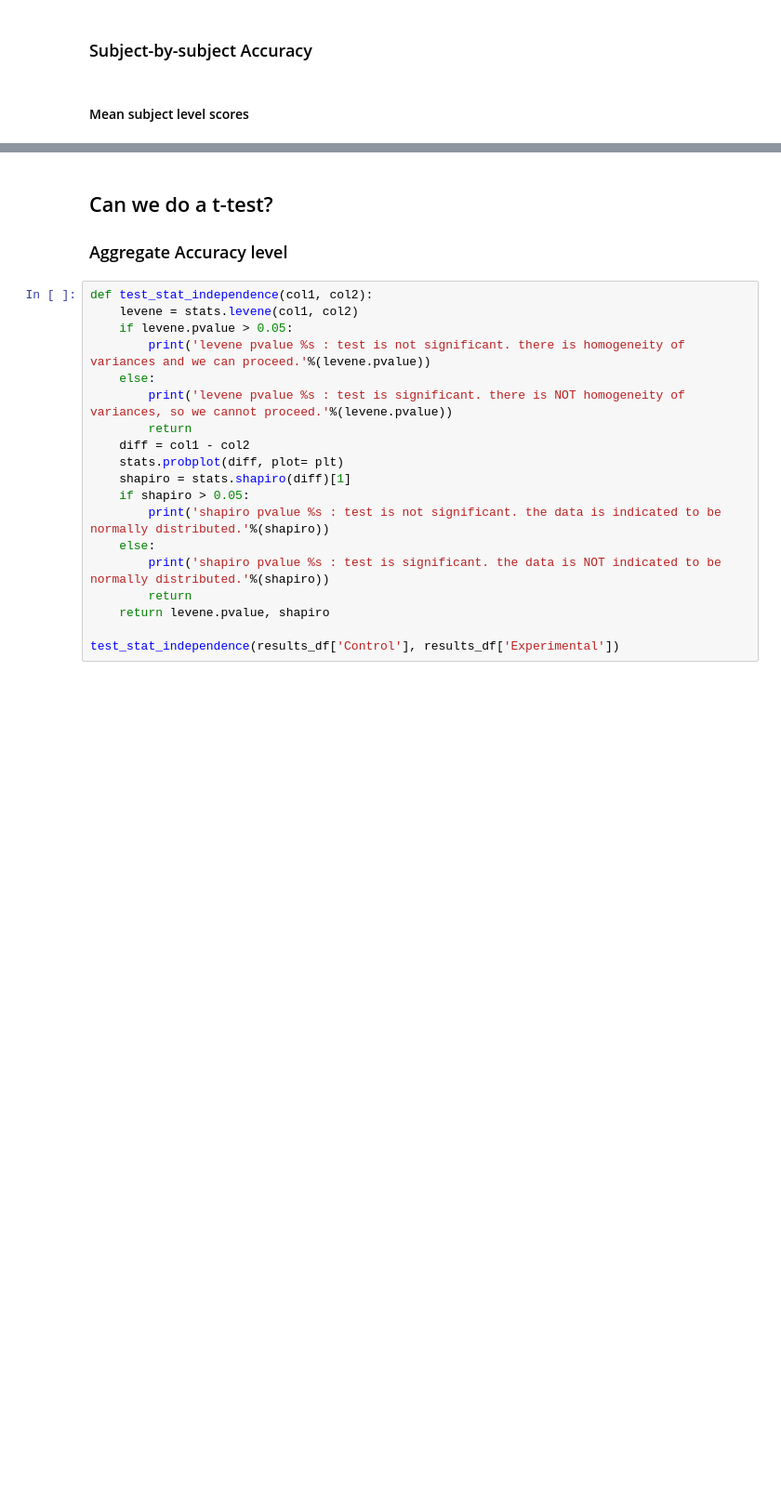
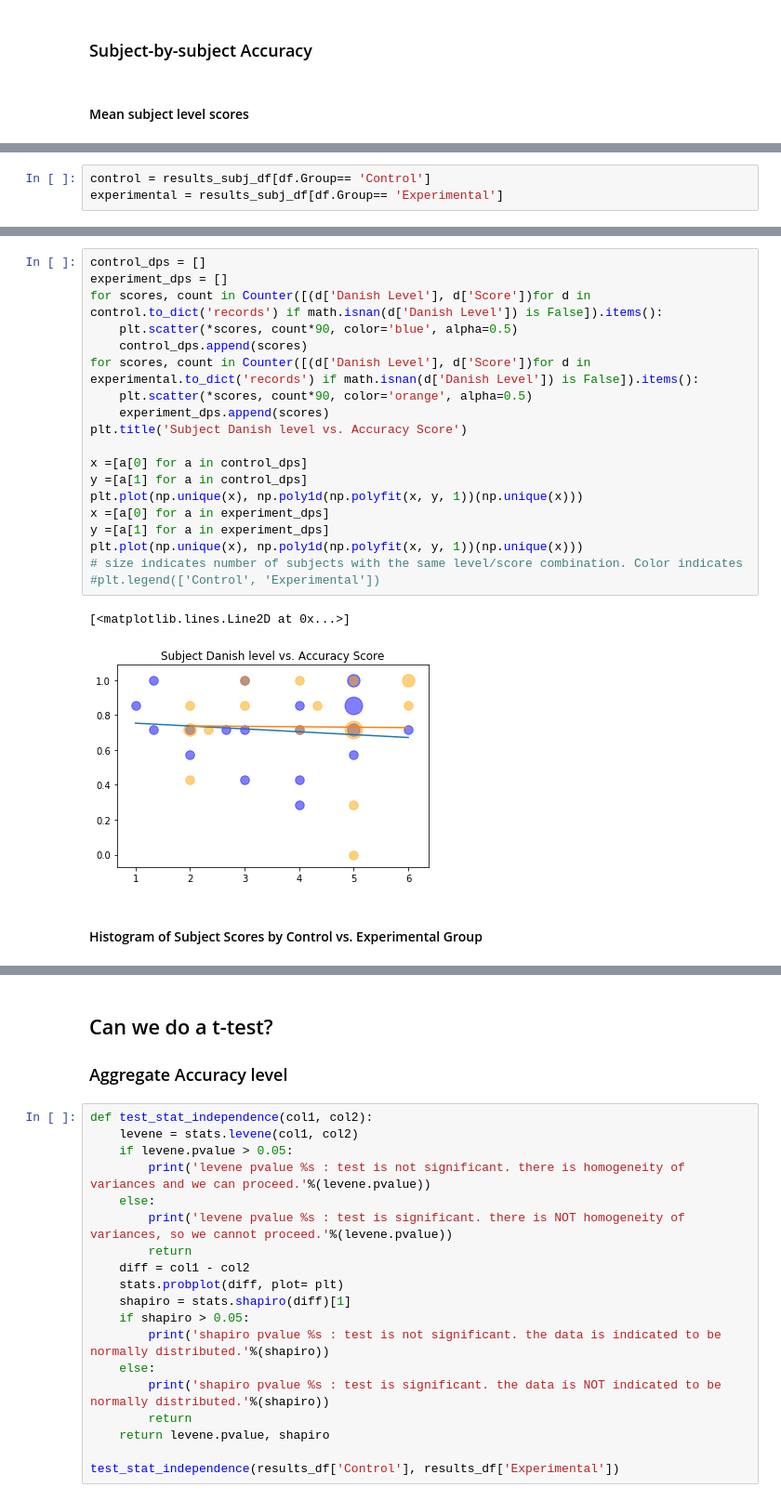
Before and after one commit to sallyi/cog-sci-2-exam, a Jupyter notebook: analyze_survey_results.ipynb, the cells around one changed output, grey strips where cells are left out. Shown at 93% size. Drawn from its saved outputs; the diff is of its cells as text; blank space fills up the shorter version.

```diff
--- a/analyze_survey_results.ipynb
+++ b/analyze_survey_results.ipynb
@@ -280,0 +321,3 @@ set(results_subj_df[results_subj_df['Group'] == 'Control']['Score'])
+# %%
+control = results_subj_df[df.Group== 'Control']
+experimental = results_subj_df[df.Group== 'Experimental']
@@ -281,3 +345,27 @@ set(results_subj_df[results_subj_df['Group'] == 'Control']['Score'])
+# %%
+control_dps = []
+experiment_dps = []
+for scores, count in Counter([(d['Danish Level'], d['Score'])for d in control.to_dict('records') if math.isnan(d['Danish Level']) is False]).items():
+    plt.scatter(*scores, count*90, color='blue', alpha=0.5)
+    control_dps.append(scores)
+for scores, count in Counter([(d['Danish Level'], d['Score'])for d in experimental.to_dict('records') if math.isnan(d['Danish Level']) is False]).items():
+    plt.scatter(*scores, count*90, color='orange', alpha=0.5)
+    experiment_dps.append(scores)
+plt.title('Subject Danish level vs. Accuracy Score')
+
+x =[a[0] for a in control_dps]
+y =[a[1] for a in control_dps]
+plt.plot(np.unique(x), np.poly1d(np.polyfit(x, y, 1))(np.unique(x)))
+x =[a[0] for a in experiment_dps]
+y =[a[1] for a in experiment_dps]
+plt.plot(np.unique(x), np.poly1d(np.polyfit(x, y, 1))(np.unique(x)))
+# size indicates number of subjects with the same level/score combination. Color indicates
+#plt.legend(['Control', 'Experimental'])
+# %% [output]
+[<matplotlib.lines.Line2D at 0x...>]
+[figure, added]
+# %% [markdown]
+#### Histogram of Subject Scores by Control vs. Experimental Group
 # %%
 plt.hist(results_subj_df[results_subj_df['Group'] == 'Control']['Score'], bins=10, alpha=0.5)
 plt.hist(results_subj_df[results_subj_df['Group'] == 'Experimental']['Score'], bins=10, alpha=0.5)
```
Also changed, not shown: parts of 31 cells of this notebook, 1 other file.
